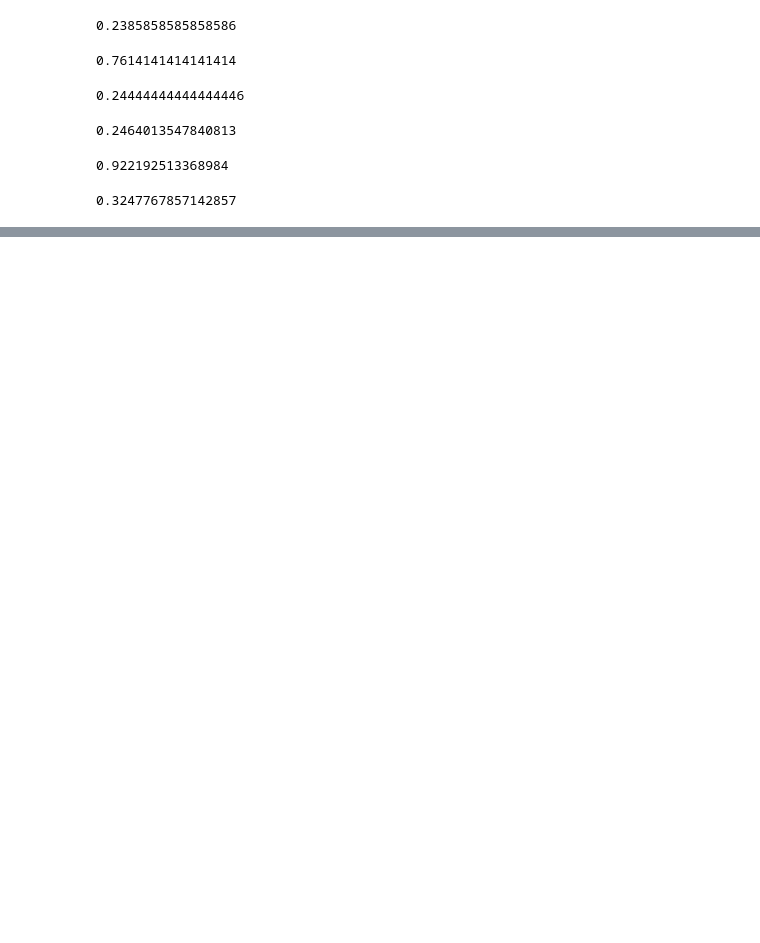
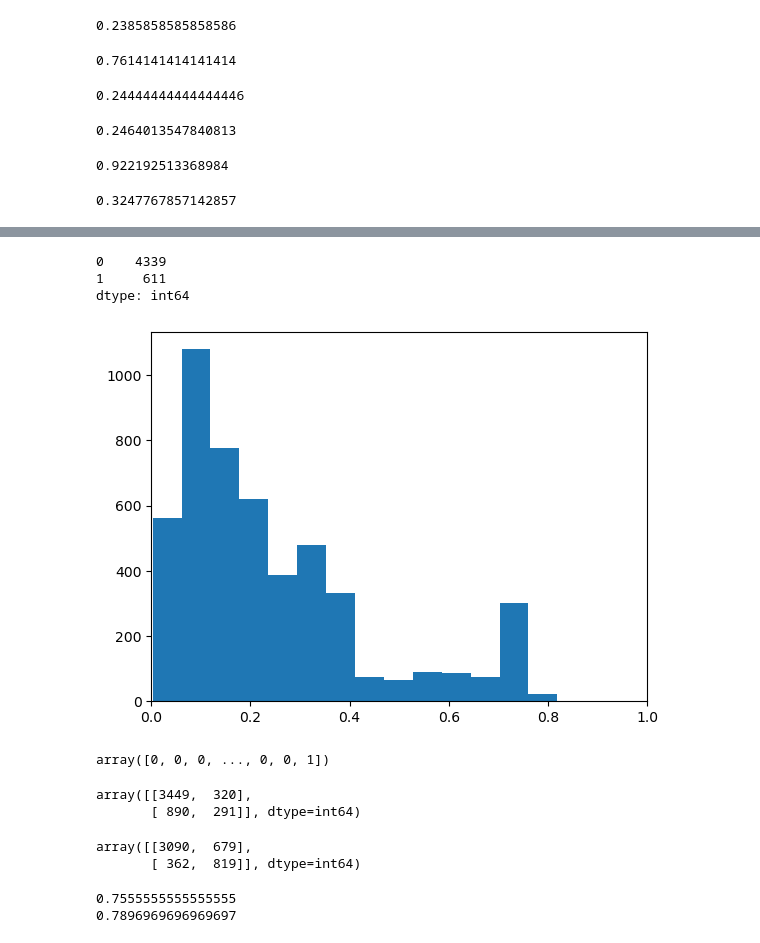
Before and after one commit to jorgeordovi/receiver_operating_characteristics, a Jupyter notebook: roc_ops.ipynb, the cells around one changed output, grey strips where cells are left out. Drawn from its saved outputs; the diff is of its cells as text; code cells hidden in the pictures; blank space fills up the shorter version.

```diff
--- a/roc_ops.ipynb
+++ b/roc_ops.ipynb
@@ -107,0 +118,2 @@ print(f1_score(y_test,y_pred))
+# %%
+y_pred_proba=clf.predict_proba(X_test)
@@ -107,0 +131,32 @@ print(f1_score(y_test,y_pred))
+# %%
+pd.Series(y_pred).value_counts()
+# %% [output]
+0    4339
+1     611
+dtype: int64
+# %%
+y_probs_logit_left = y_pred_proba[:,1]
+plt.hist(y_probs_logit_left,bins=15)
+plt.xlim(0,1)
+plt.show()
+# %% [output]
+[figure, added]
+# %%
+y_pred_logit=(y_probs_logit_left>0.3).astype(int)
+y_pred_logit
+# %% [output]
+array([0, 0, 0, ..., 0, 0, 1])
+# %%
+display(confusion_matrix(y_test,y_pred))
+display(confusion_matrix(y_test,y_pred_logit))
+# %% [output]
+array([[3449,  320],
+       [ 890,  291]], dtype=int64)
+array([[3090,  679],
+       [ 362,  819]], dtype=int64)
+# %%
+print(accuracy_score(y_test,y_pred))
+print(accuracy_score(y_test,y_pred_logit))
+# %% [output]
+0.7555555555555555
+0.7896969696969697
```
Also changed, not shown: parts of 6 cells of this notebook.
